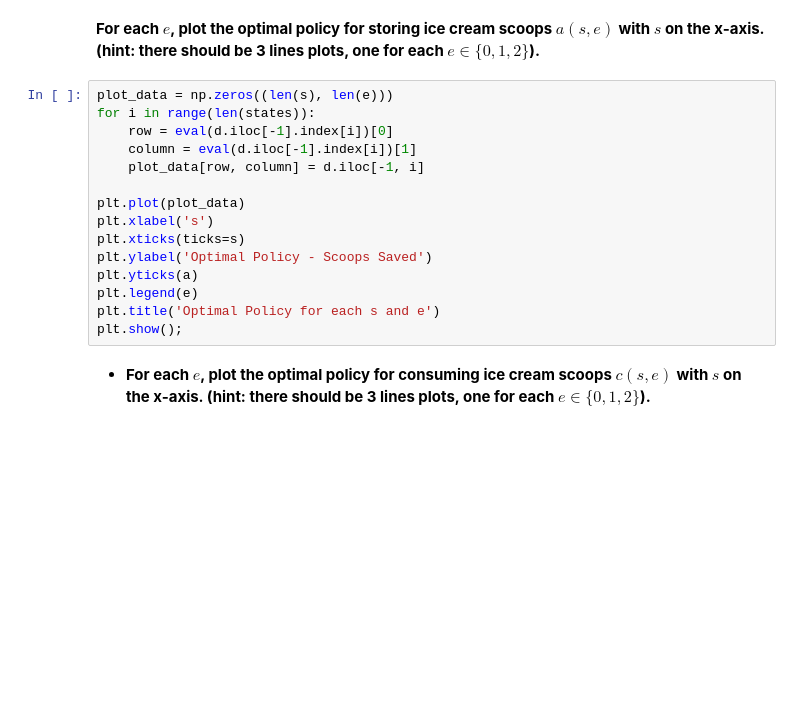
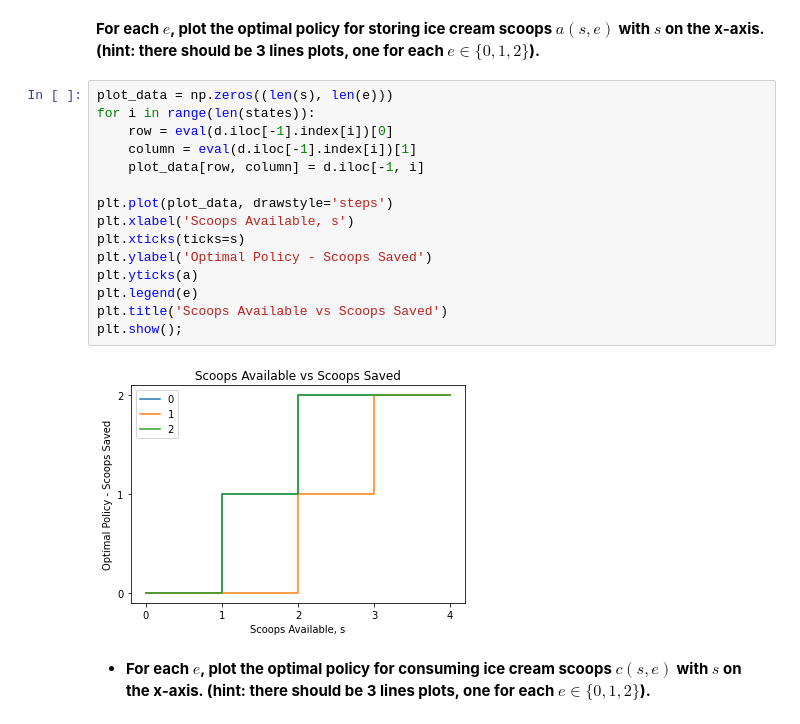
Before and after one commit to arpitp07/Reinforcement-Learning, a Jupyter notebook: Week 4/Arpit Parihar - Assignment 2.ipynb, the cells around one changed output. Saved outputs shown, nothing was run; the diff lists cells and outputs as text; blank space fills up the shorter version.

Commit message:
Policy Iteration complete

```diff
--- a/Week 4/Arpit Parihar - Assignment 2.ipynb
+++ b/Week 4/Arpit Parihar - Assignment 2.ipynb
@@ -115,18 +222,20 @@ plt.show();
 # %%
 plot_data = np.zeros((len(s), len(e)))
 for i in range(len(states)):
     row = eval(d.iloc[-1].index[i])[0]
     column = eval(d.iloc[-1].index[i])[1]
     plot_data[row, column] = d.iloc[-1, i]
 
-plt.plot(plot_data)
-plt.xlabel('s')
+plt.plot(plot_data, drawstyle='steps')
+plt.xlabel('Scoops Available, s')
 plt.xticks(ticks=s)
 plt.ylabel('Optimal Policy - Scoops Saved')
 plt.yticks(a)
 plt.legend(e)
-plt.title('Optimal Policy for each s and e')
+plt.title('Scoops Available vs Scoops Saved')
 plt.show();
+# %% [output]
+[figure, added]
 # %% [markdown]
  - **For each $e$, plot the optimal policy for consuming ice cream scoops $c(s,e)$ with $s$ on the x-axis. (hint: there should be 3 lines plots, one for each $e\in\{0,1,2\}$).**
 # %%
```
Also changed, not shown: parts of 15 cells of this notebook, 3 other files.
